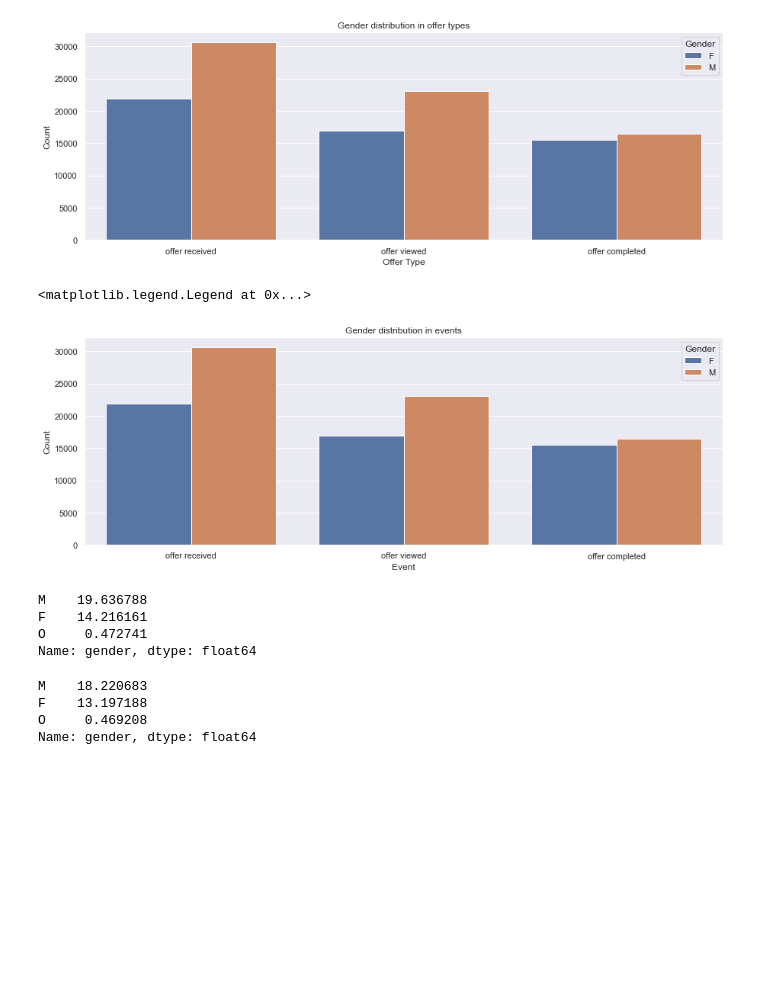
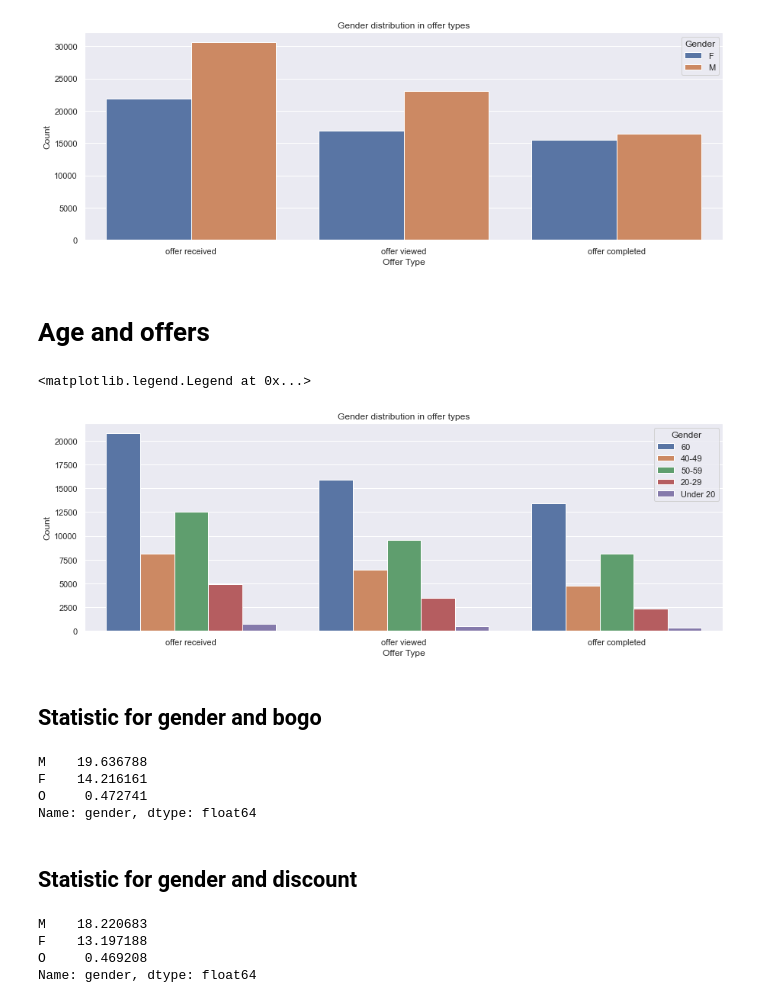
Before and after one commit to abndre/Starbucks-Capstone-Challenge, a Jupyter notebook: Starbucks_Capstone_notebook.ipynb, the cells around one changed output. Cells and saved outputs as stored; diff of their text form; code cells hidden in the pictures; blank space fills up the shorter version.

```diff
--- a/Starbucks_Capstone_notebook.ipynb
+++ b/Starbucks_Capstone_notebook.ipynb
@@ -533,17 +547,21 @@ plt.legend(title='Gender')
 # %% [output]
 <matplotlib.legend.Legend at 0x...>
 [figure]
+# %% [markdown]
+# Age and offers
 # %%
 plt.figure(figsize=(15, 5))
-sns.countplot(x= "event", hue= "gender", data=plot_gender)
+sns.countplot(x= "event", hue= "Age_group", data=plot_gender)
 sns.set(style="darkgrid")
-plt.title('Gender distribution in events')
+plt.title('Gender distribution in offer types')
 plt.ylabel('Count')
-plt.xlabel('Event')
+plt.xlabel('Offer Type')
 plt.legend(title='Gender')
 # %% [output]
 <matplotlib.legend.Legend at 0x...>
-[figure, old version]
+[figure, new version]
+# %% [markdown]
+## Statistic for gender and bogo
 # %%
 offer_complet[offer_complet.bogo==1].gender.value_counts()/offer_complet.shape[0] * 100
 # %% [output]
@@ -551,6 +569,8 @@ M    19.636788
 F    14.216161
 O     0.472741
 Name: gender, dtype: float64
+# %% [markdown]
+## Statistic for gender and discount
 # %%
 offer_complet[offer_complet.discount==1].gender.value_counts()/offer_complet.shape[0] * 100
 # %% [output]
```
Also changed, not shown: parts of 23 cells of this notebook, 1 other file.
